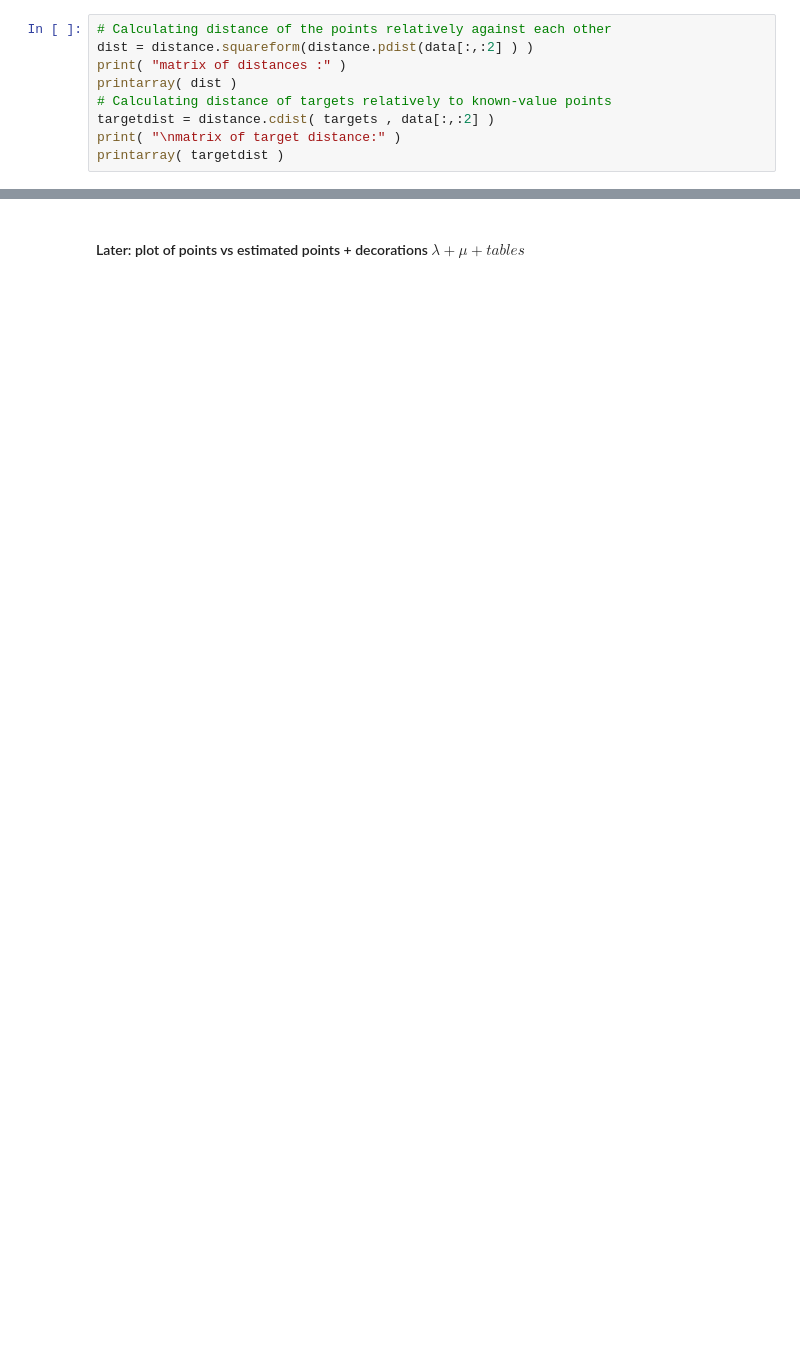
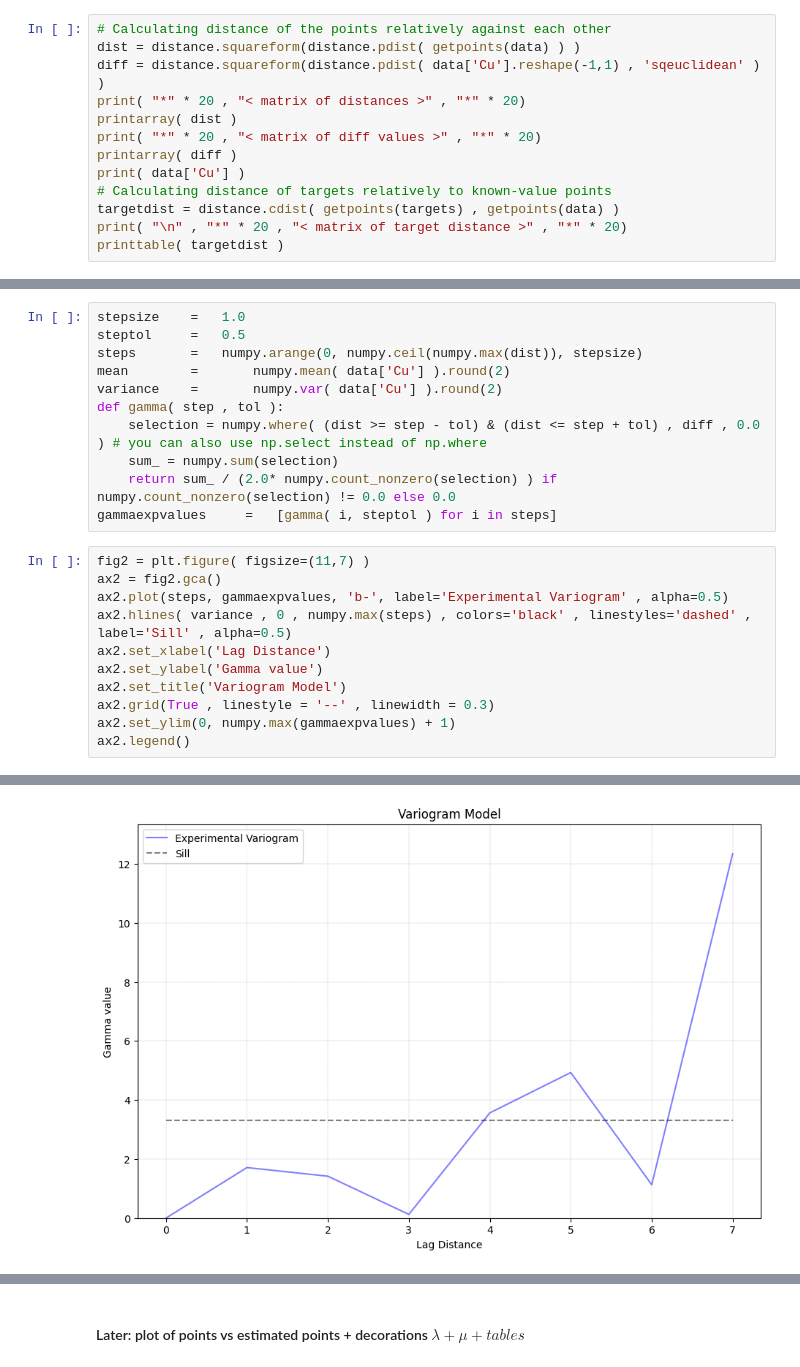
Before and after one commit to kiarash13p/Mineral-Resource-Geology-and-Modelling, a Jupyter notebook: Kriging Solution.ipynb, the cells around one changed output, grey strips where cells are left out. Drawn from its saved outputs; the diff is of its cells as text; blank space fills up the shorter version.

```diff
--- a/Kriging Solution.ipynb
+++ b/Kriging Solution.ipynb
@@ -67,10 +296,14 @@ plt.legend()
 # %%
 # Calculating distance of the points relatively against each other
-dist = distance.squareform(distance.pdist(data[:,:2] ) )
-print( "matrix of distances :" )
+dist = distance.squareform(distance.pdist( getpoints(data) ) )
+diff = distance.squareform(distance.pdist( data['Cu'].reshape(-1,1) , 'sqeuclidean' ) )
+print( "*" * 20 , "< matrix of distances >" , "*" * 20)
 printarray( dist )
+print( "*" * 20 , "< matrix of diff values >" , "*" * 20)
+printarray( diff )
+print( data['Cu'] )
 # Calculating distance of targets relatively to known-value points
-targetdist = distance.cdist( targets , data[:,:2] )
-print( "\nmatrix of target distance:" )
-printarray( targetdist )
+targetdist = distance.cdist( getpoints(targets) , getpoints(data) )
+print( "\n" , "*" * 20 , "< matrix of target distance >" , "*" * 20)
+printtable( targetdist )
 # %% [output]
@@ -89,0 +329,23 @@ matrix of target distance:
+# %%
+stepsize    =   1.0
+steptol     =   0.5
+steps       =   numpy.arange(0, numpy.ceil(numpy.max(dist)), stepsize)
+mean        =       numpy.mean( data['Cu'] ).round(2)
+variance    =       numpy.var( data['Cu'] ).round(2)
+def gamma( step , tol ):
+    selection = numpy.where( (dist >= step - tol) & (dist <= step + tol) , diff , 0.0 ) # you can also use np.select instead of np.where
+    sum_ = numpy.sum(selection)
+    return sum_ / (2.0* numpy.count_nonzero(selection) ) if numpy.count_nonzero(selection) != 0.0 else 0.0
+gammaexpvalues     =   [gamma( i, steptol ) for i in steps]
+# %%
+fig2 = plt.figure( figsize=(11,7) )
+ax2 = fig2.gca()
+ax2.plot(steps, gammaexpvalues, 'b-', label='Experimental Variogram' , alpha=0.5)
+ax2.hlines( variance , 0 , numpy.max(steps) , colors='black' , linestyles='dashed' , label='Sill' , alpha=0.5)
+ax2.set_xlabel('Lag Distance')
+ax2.set_ylabel('Gamma value')
+ax2.set_title('Variogram Model')
+ax2.grid(True , linestyle = '--' , linewidth = 0.3)
+ax2.set_ylim(0, numpy.max(gammaexpvalues) + 1)
+ax2.legend()
+# %% [output]
@@ -89,0 +353 @@ matrix of target distance:
+[figure, added]
```
Also changed, not shown: parts of 49 cells of this notebook, 1 other file.
